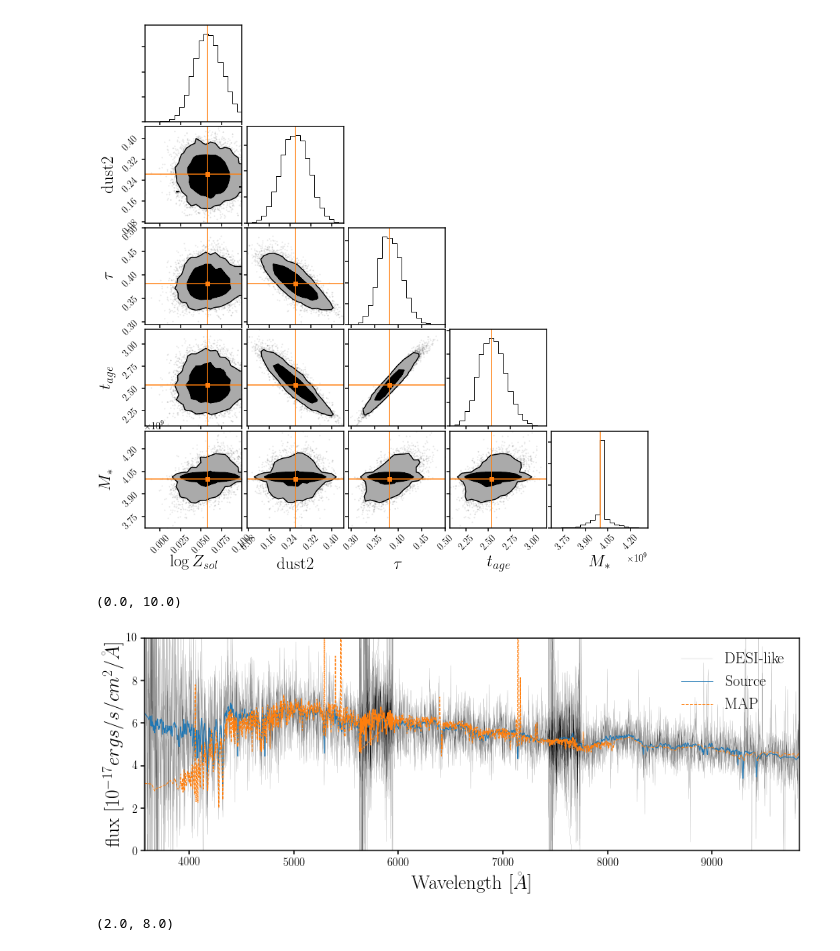
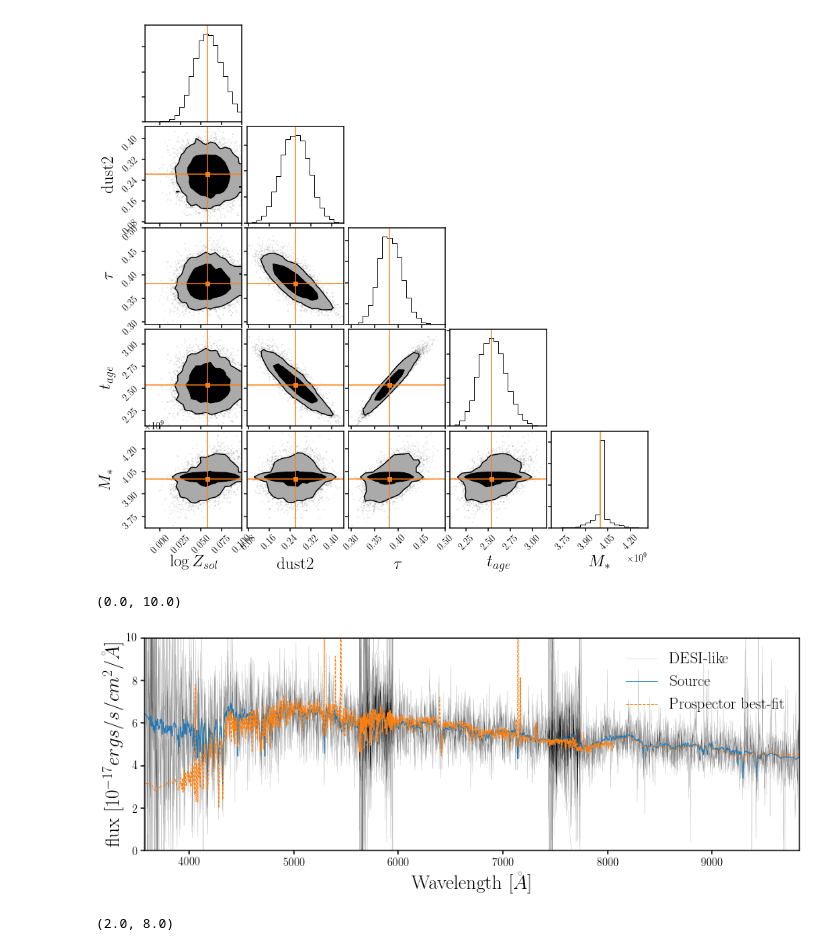
Before and after one commit to changhoonhahn/FOMOspec, a Jupyter notebook: notebook/local_prospector_emcee.ipynb, the cells around one changed output. Cells and saved outputs as stored; diff of their text form; code cells hidden in the pictures.

```diff
--- a/notebook/local_prospector_emcee.ipynb
+++ b/notebook/local_prospector_emcee.ipynb
@@ -76,25 +76,25 @@ fig = DFM.corner(chain_flat, truths=desi_chain[i,j,:], truth_color='C1',
                  labels=[r'$\log Z_{sol}$', 'dust2', r'$\tau$', '$t_{age}$', '$M_*$'],
                  label_kwargs={'fontsize': 25},
                  fill_contours=True, levels=[0.68, 0.95])
-
+tt_map_d = desi_chain[i,j,:]
 flux_map, _, _ = prosp.model(wave, tt_map_d, zred)
 # %% [output]
 [figure]
 # %%
 fig = plt.figure(figsize=(15,5))
 sub = fig.add_subplot(111)
 sub.plot(wave, flux, c='k', lw=0.1, label='DESI-like')
 sub.plot(wave_in, flux_in, c='C0', lw=1, label='Source')
 # MAP m(theta)
-sub.plot(wave, flux_map, c='C1', lw=1, ls='--', label='MAP')
+sub.plot(wave, flux_map, c='C1', lw=1, ls='--', label='Prospector best-fit')
 sub.legend(loc='upper right', fontsize=20)
 sub.set_xlabel('Wavelength [$\AA$]', fontsize=25)
 sub.set_xlim([wave.min(), wave.max()])
 sub.set_ylabel('flux [$10^{-17} ergs/s/cm^2/\AA$]', fontsize=25)
 sub.set_ylim([0., 10.])
 # %% [output]
 (0.0, 10.0)
-[figure, old version]
+[figure, new version]
 # %%
 fig = plt.figure(figsize=(15,5))
 sub = fig.add_subplot(131)
```
Also changed, not shown: 1 other file.
